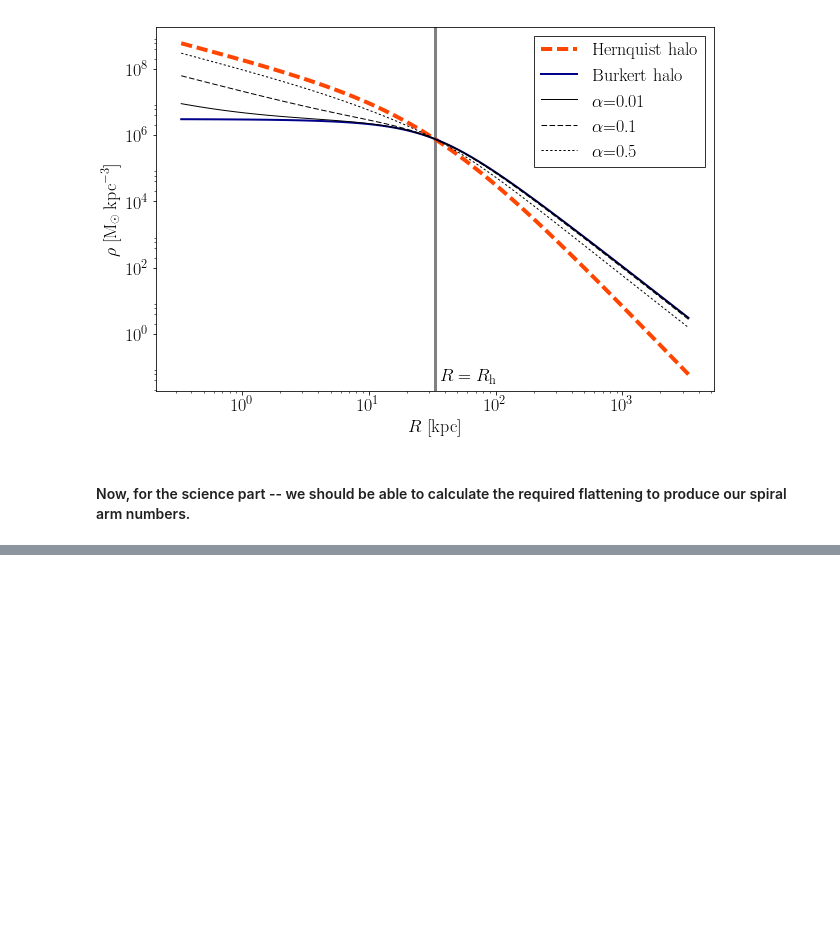
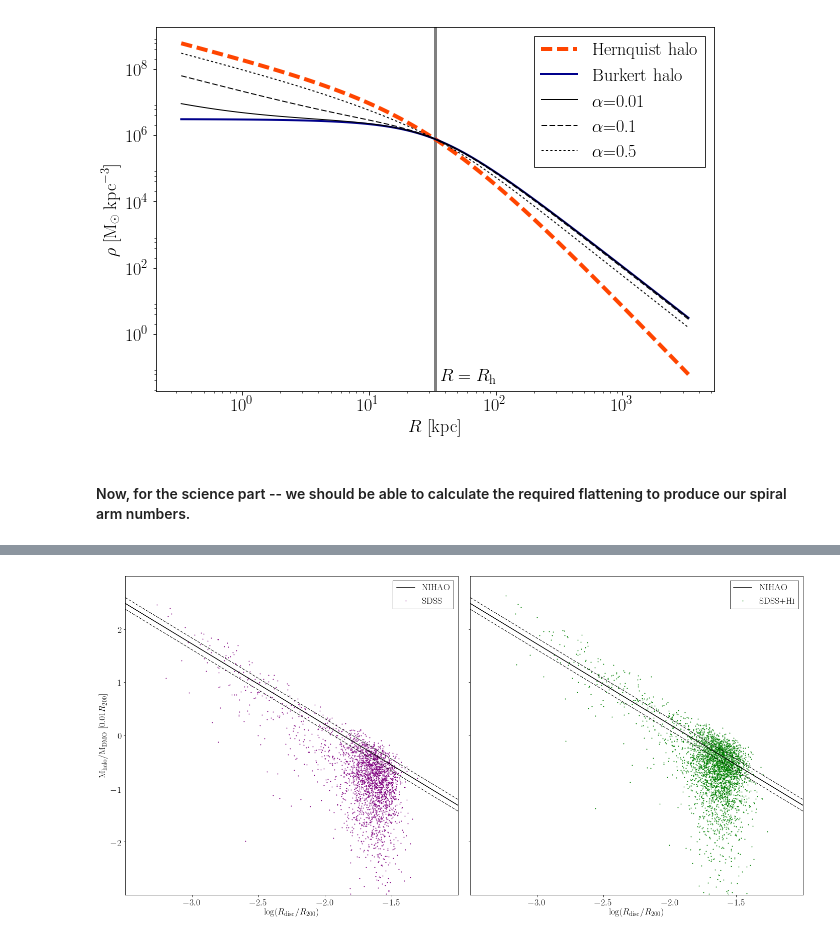
Before and after one commit to RossHart/Donghia_paper, a Jupyter notebook: halo_flattening.ipynb, the cells around one changed output, grey strips where cells are left out. Cells and saved outputs as stored; diff of their text form; code cells hidden in the pictures; blank space fills up the shorter version.

```diff
--- a/halo_flattening.ipynb
+++ b/halo_flattening.ipynb
@@ -54,7 +54,7 @@ mw_halo = halo_modified.TotalHalo(m_b_mw,delta_m_b_mw,m_d_mw,delta_m_d_mw,
 
 m_h = mw_halo.halo_mass()[0].data * u.Msun
 m_h_hernquist = mw_halo.halo_mass_hernquist()[0].data * u.Msun
-rho0_burkert = mw_halo.burkert_rho0()[0].nominal_value * (u.Msun/u.kpc**3)
+rho0_burkert = mw_halo.burkert_rho0()[0].data * (u.Msun/u.kpc**3)
 R_h = mw_halo.halo_scale_length()[0].data * u.kpc
 # %%
 def hernquist_halo(M,a,r):
@@ -137,0 +213,54 @@ _ = ax.hist(alphas,bins,histtype='step',color='purple',lw=3)
+# %%
+rho0_burkert = halo_data['rho0_burkert']
+r0 = halo_data['R_halo']
+M_hernquist = halo_data['modified_M_halo']
+
+hmf = m_halo_m_hernquist(r200,rho0_burkert,M_hernquist,
+                         alphas,r0)
+
+hmf_hi = m_halo_m_hernquist(r200,rho0_burkert,M_hernquist,
+                            alphas_hi,r0)
+# %%
+fig, axarr = plt.subplots(1,2,figsize=(20,10),sharex='col',sharey='row')
+axarr = axarr.ravel()
+
+def hmf_plotter(ax,x,hmf,xlabel=None,ylabel=False,xlims=(-3,2),
+                **kwargs):
+
+    loghmf = np.log10(hmf)
+    _ = ax.scatter(x,loghmf,**kwargs)
+    _ = ax.set_ylim(-3,3)
+    if xlabel is not None:
+        _ = ax.set_xlabel(xlabel)
+    if ylabel is not False:
+        _ = ax.set_ylabel(r'$\mathrm{M_{halo}/M_{DMO}}$ [0.01$R_{200}$]')
+    if xlims is not None:
+        _ = ax.set_xlim(xlims)
+    return None
+
+def nihao_line(x):
+    median_line = -0.28 - 1.52 * (1.68 + x)
+    lower_line = -0.39 - 1.52 * (1.68 + x)
+    upper_line = -0.17 - 1.52 * (1.68 + x)
+    return median_line, lower_line, upper_line
+
+hmf_plotter(axarr[0],np.log10(1.68*r_disc/r200)[mask],hmf[mask],
+            '$\log(R_\mathrm{disc}/R_{200})$',True,(-3.5,-1),
+            color='purple',s=1,label=r'SDSS')
+hmf_plotter(axarr[1],np.log10(1.68*r_disc_hi/r200)[mask],hmf_hi[mask],
+            '$\log(R_\mathrm{disc}/R_{200})$',False,(-3.5,-1),
+            color='g',s=1,label=r'SDSS+H\textsc{i}')
+
+
+x_guide = np.linspace(-3.5,-1,100)
+y_guide, y_lower, y_upper = nihao_line(x_guide)
+
+for ax in axarr:
+    _ = ax.plot(x_guide,y_guide,'k-',label='NIHAO')
+    _ = ax.plot(x_guide,y_lower,'k--',lw=1)
+    _ = ax.plot(x_guide,y_upper,'k--',lw=1)
+    _ = ax.legend(fancybox=False,edgecolor='k')
+
+fig.tight_layout()
+# %% [output]
+[figure, added]
```
Also changed, not shown: parts of 29 cells of this notebook.
